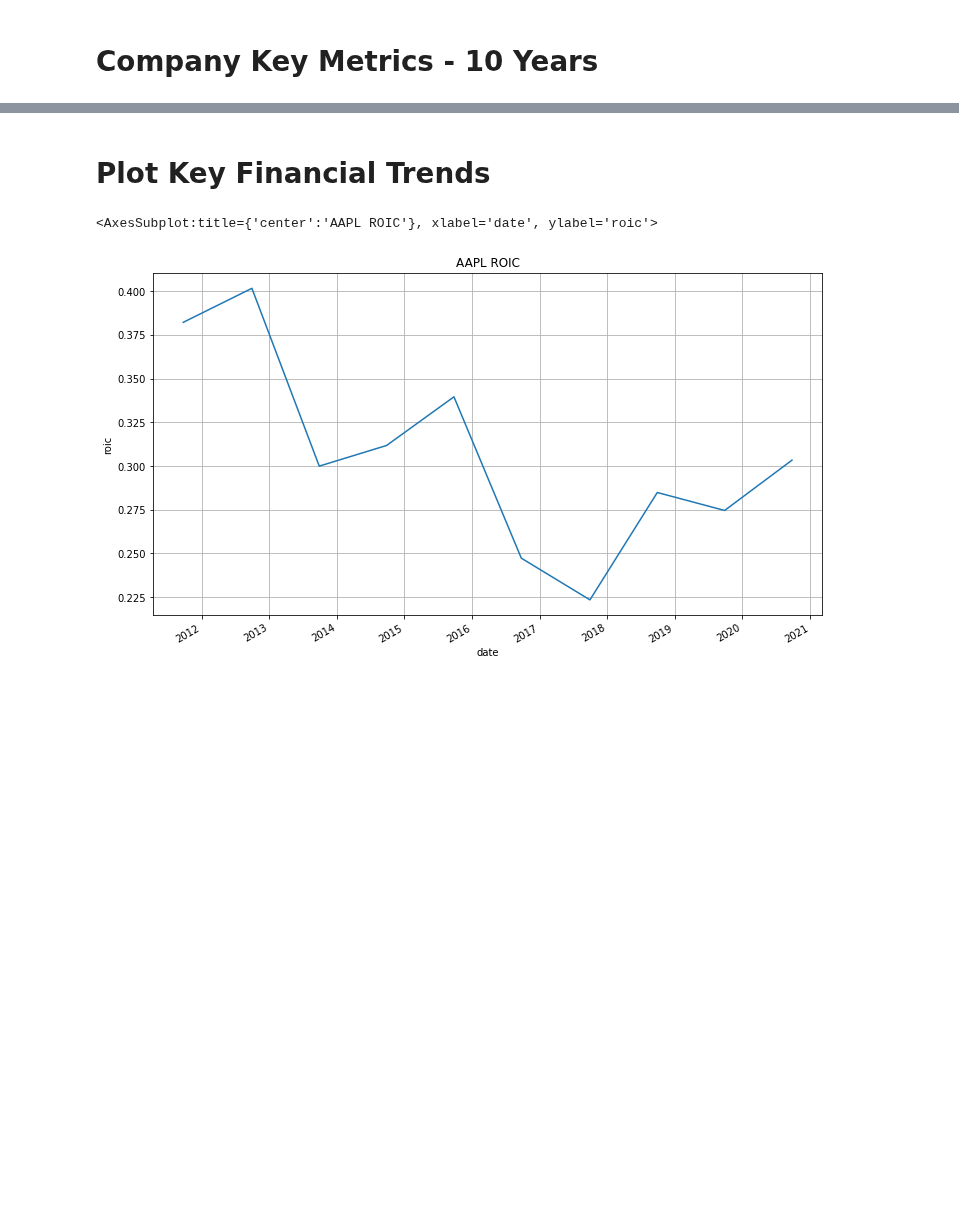
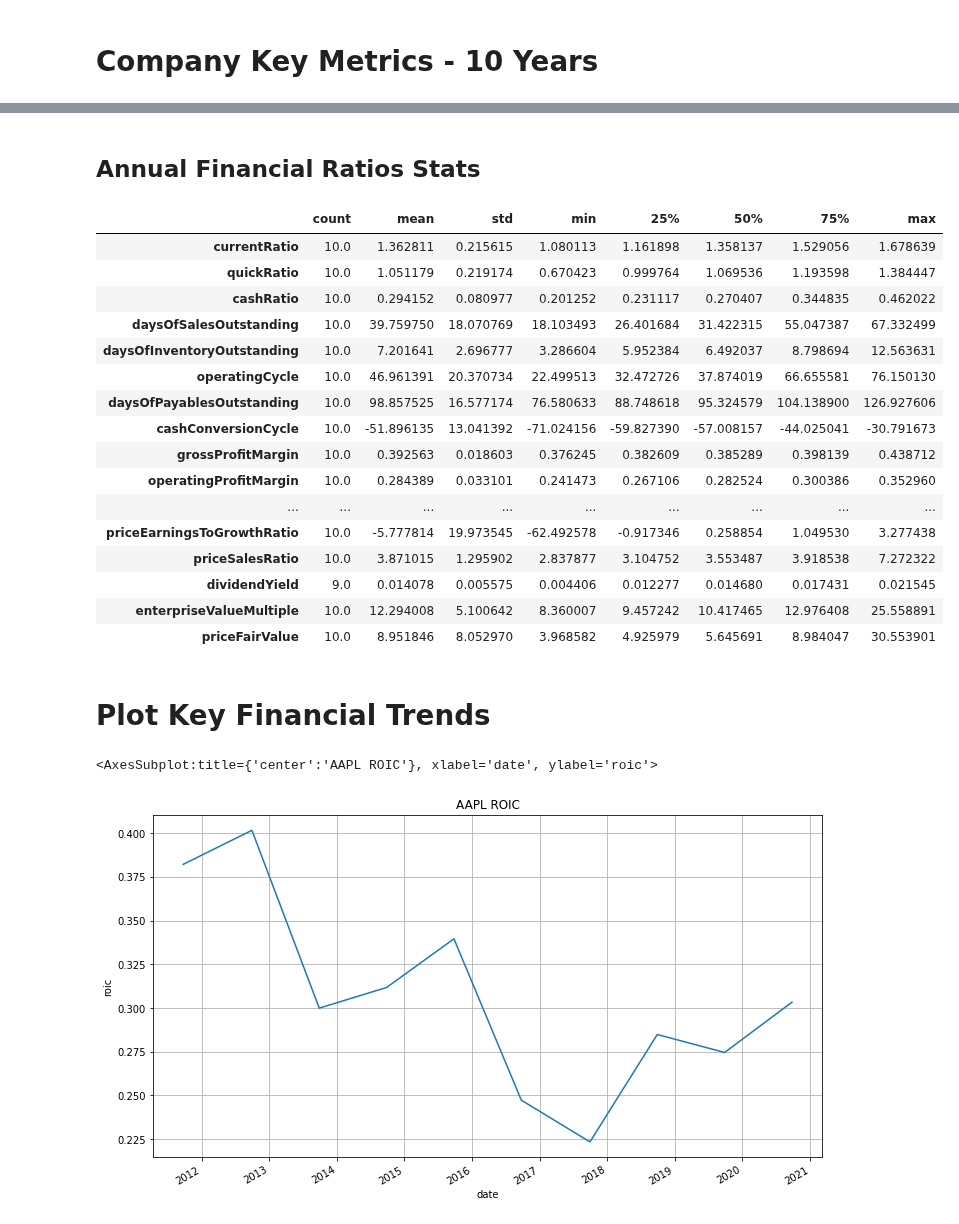
Before and after one commit to dbogatic/value_investing, a Jupyter notebook: intrinsic_value.ipynb, the cells around one changed output, grey strips where cells are left out. Saved outputs shown, nothing was run; the diff lists cells and outputs as text; code cells hidden in the pictures; blank space fills up the shorter version.

```diff
--- a/intrinsic_value.ipynb
+++ b/intrinsic_value.ipynb
@@ -187,6 +187,33 @@ key_metrics.T
 | inventoryTurnover | 41.753 | 39.4014 | 41.3943 | 29.0521 | 61.621 | 59.6377 | 53.1776 | 60.4342 | ... |
 | roe | 0.878664 | 0.610645 | 0.555601 | 0.360702 | 0.356237 | 0.447355 | 0.3542 | 0.299776 | ... |
 | capexPerShare | -0.421217 | -0.568178 | -0.671644 | -0.613111 | -0.581905 | -0.488709 | -0.393184 | -0.315138 | ... |
+# %% [markdown]
+## Annual Financial Ratios Stats
+# %%
+url = f'https://financialmodelingprep.com/api/v3/ratios/{ticker}?apikey={FMP_API_KEY}&limit=10'
+annual_ratios = requests.get(url).json()
+annual_ratios = pd.DataFrame(annual_ratios)
+annual_ratios['date'] = pd.to_datetime(annual_ratios['date'])
+annual_ratios = annual_ratios.set_index('date')
+annual_ratios.describe().T
+# %% [output]
+|  | count | mean | std | min | 25% | 50% | 75% | max |
+| currentRatio | 10.0 | 1.362811 | 0.215615 | 1.080113 | 1.161898 | 1.358137 | 1.529056 | 1.678639 |
+| quickRatio | 10.0 | 1.051179 | 0.219174 | 0.670423 | 0.999764 | 1.069536 | 1.193598 | 1.384447 |
+| cashRatio | 10.0 | 0.294152 | 0.080977 | 0.201252 | 0.231117 | 0.270407 | 0.344835 | 0.462022 |
+| daysOfSalesOutstanding | 10.0 | 39.759750 | 18.070769 | 18.103493 | 26.401684 | 31.422315 | 55.047387 | 67.332499 |
+| daysOfInventoryOutstanding | 10.0 | 7.201641 | 2.696777 | 3.286604 | 5.952384 | 6.492037 | 8.798694 | 12.563631 |
+| operatingCycle | 10.0 | 46.961391 | 20.370734 | 22.499513 | 32.472726 | 37.874019 | 66.655581 | 76.150130 |
+| daysOfPayablesOutstanding | 10.0 | 98.857525 | 16.577174 | 76.580633 | 88.748618 | 95.324579 | 104.138900 | 126.927606 |
+| cashConversionCycle | 10.0 | -51.896135 | 13.041392 | -71.024156 | -59.827390 | -57.008157 | -44.025041 | -30.791673 |
+| grossProfitMargin | 10.0 | 0.392563 | 0.018603 | 0.376245 | 0.382609 | 0.385289 | 0.398139 | 0.438712 |
+| operatingProfitMargin | 10.0 | 0.284389 | 0.033101 | 0.241473 | 0.267106 | 0.282524 | 0.300386 | 0.352960 |
+| ... | ... | ... | ... | ... | ... | ... | ... | ... |
+| priceEarningsToGrowthRatio | 10.0 | -5.777814 | 19.973545 | -62.492578 | -0.917346 | 0.258854 | 1.049530 | 3.277438 |
+| priceSalesRatio | 10.0 | 3.871015 | 1.295902 | 2.837877 | 3.104752 | 3.553487 | 3.918538 | 7.272322 |
+| dividendYield | 9.0 | 0.014078 | 0.005575 | 0.004406 | 0.012277 | 0.014680 | 0.017431 | 0.021545 |
+| enterpriseValueMultiple | 10.0 | 12.294008 | 5.100642 | 8.360007 | 9.457242 | 10.417465 | 12.976408 | 25.558891 |
+| priceFairValue | 10.0 | 8.951846 | 8.052970 | 3.968582 | 4.925979 | 5.645691 | 8.984047 | 30.553901 |
 # %% [markdown]
 # Plot Key Financial Trends
 # %%
```
Also changed, not shown: parts of 4 cells of this notebook, 2 other files.
